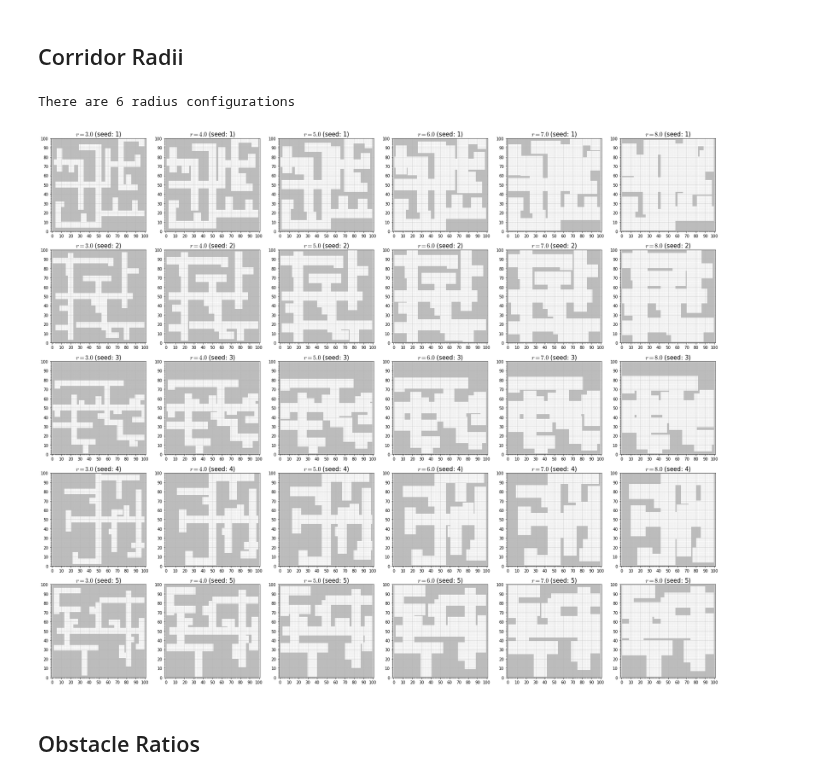
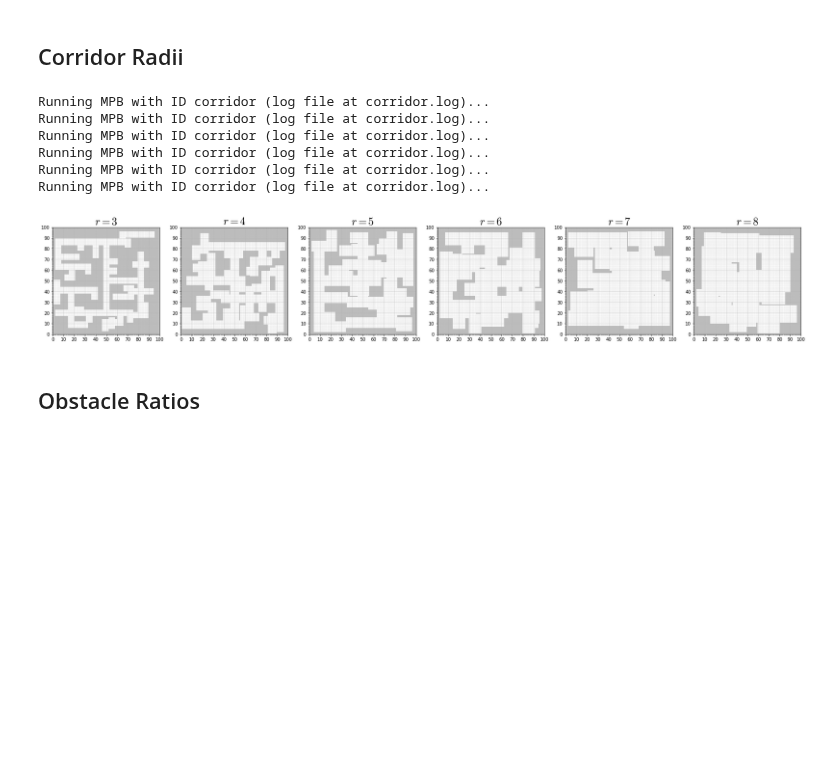
Before and after one commit to robot-motion/bench-mr, a Jupyter notebook: plotting/Corridors.ipynb, the cells around one changed output. Cells and saved outputs as stored; diff of their text form; code cells hidden in the pictures; blank space fills up the shorter version.

```diff
--- a/plotting/Corridors.ipynb
+++ b/plotting/Corridors.ipynb
@@ -13,19 +14,27 @@ import matplotlib.pyplot as plt
 # %% [markdown]
 ## Corridor Radii
-# %%
-data = json.load(open('../bin/log/corridor_radii.json', 'r'))
-seeds = 5  # how many seeds were generated per corridor radius
-radii = len(data["runs"]) // seeds
-print('There are %i radius configurations' % radii)
-plt.figure(figsize=(radii * 5, seeds * 5))
-for i, run in enumerate(data["runs"]):
-    plt.subplot(seeds, radii, i+1)
-    plot_env(run["environment"], draw_start_goal_thetas=False, draw_start_goal=False, set_title=False)
-    plt.title("$r = %.1f$ (seed: %i)" % (run["settings"]["env"]["grid"]["corridor"]["radius"], run["settings"]["env"]["grid"]["seed"]), fontsize=15)
-plt.savefig("corridor_radii.pdf", bbox_inches='tight')
-plt.savefig("corridor_radii.png", bbox_inches='tight')
-# %% [output]
-There are 6 radius configurations
-[figure, removed]
+# %%
+parameters = [3, 4, 5, 6, 7, 8]
+plt.figure(figsize=(len(parameters) * 5, 5))
+for i, parameter in enumerate(parameters):
+    plt.subplot(1, len(parameters), i+1)
+    m = MPB()
+    m.set_corridor_grid_env(100, 100, branches=100, radius=parameter)
+    m.set_planners(['informed_rrt_star'])
+    m["max_planning_time"] = 1
+    m.run(id="corridor", show_progress_bar=False, runs=1)
+    run = json.load(open(m.results_filename, "r"))["runs"][0]
+    plot_env(run["environment"], draw_start_goal_thetas=False, draw_start_goal=False, set_title=False)
+    plt.title("$r = %g$" % parameter, fontsize=24)
+plt.savefig("corridor_radii.pdf", bbox_inches='tight')
+# plt.savefig("corridor_radii.png", bbox_inches='tight')
+# %% [output]
+Running MPB with ID corridor (log file at corridor.log)...
+Running MPB with ID corridor (log file at corridor.log)...
+Running MPB with ID corridor (log file at corridor.log)...
+Running MPB with ID corridor (log file at corridor.log)...
+Running MPB with ID corridor (log file at corridor.log)...
+Running MPB with ID corridor (log file at corridor.log)...
+[figure, added]
 # %% [markdown]
 ## Obstacle Ratios
```
Also changed, not shown: parts of 3 cells of this notebook.
